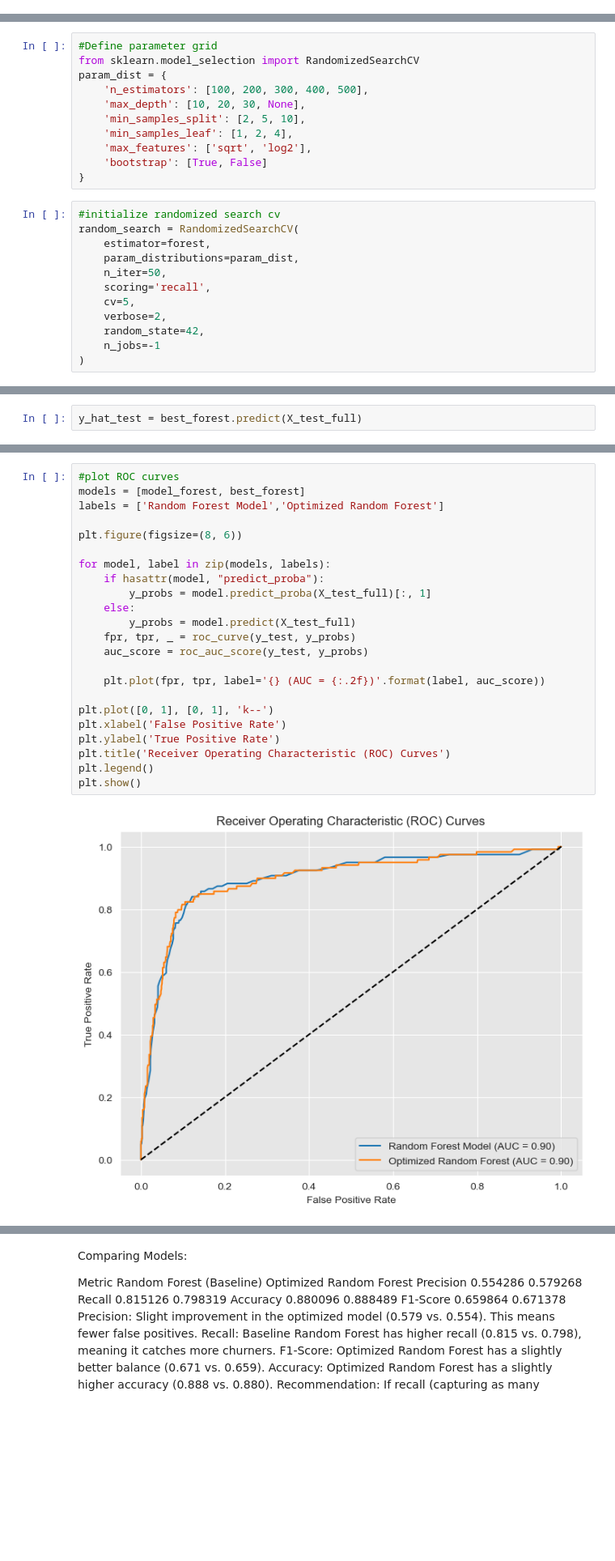
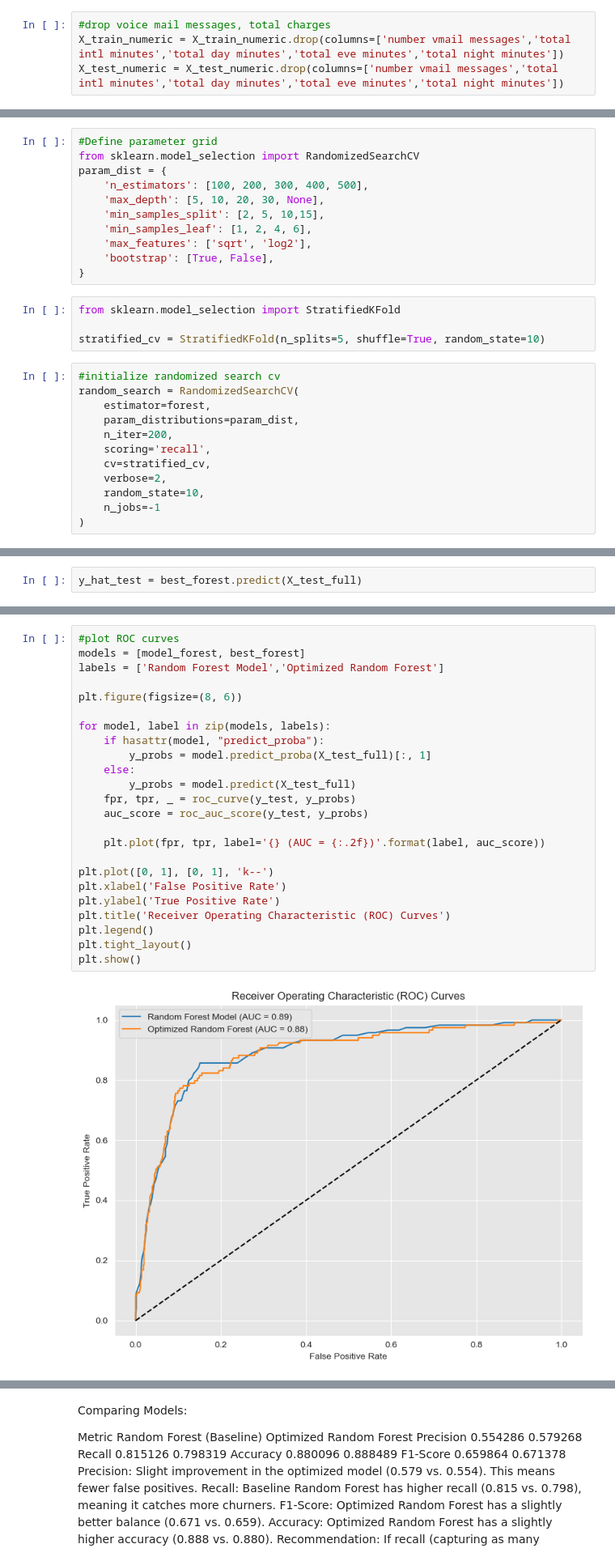
Before and after one commit to hannahdallas/phase3_project, a Jupyter notebook: Final.ipynb, the cells around one changed output, grey strips where cells are left out. Shown at 81% size. Drawn from its saved outputs; the diff is of its cells as text; blank space fills up the shorter version.

```diff
--- a/Final.ipynb
+++ b/Final.ipynb
@@ -208,0 +251,4 @@ X_test_categorical=X_test[['international plan','voice mail plan']]
+# %%
+#drop voice mail messages, total charges
+X_train_numeric = X_train_numeric.drop(columns=['number vmail messages','total intl minutes','total day minutes','total eve minutes','total night minutes'])
+X_test_numeric = X_test_numeric.drop(columns=['number vmail messages','total intl minutes','total day minutes','total eve minutes','total night minutes'])
@@ -638,22 +728,26 @@ Before we hand over the model to SyriaTel, let's see if we can use hyperparamete
 from sklearn.model_selection import RandomizedSearchCV
 param_dist = {
     'n_estimators': [100, 200, 300, 400, 500],
-    'max_depth': [10, 20, 30, None],
-    'min_samples_split': [2, 5, 10],
-    'min_samples_leaf': [1, 2, 4],
+    'max_depth': [5, 10, 20, 30, None],
+    'min_samples_split': [2, 5, 10,15],
+    'min_samples_leaf': [1, 2, 4, 6],
     'max_features': ['sqrt', 'log2'],
-    'bootstrap': [True, False]
+    'bootstrap': [True, False],
 }
+# %%
+from sklearn.model_selection import StratifiedKFold
+
+stratified_cv = StratifiedKFold(n_splits=5, shuffle=True, random_state=10)
 # %%
 #initialize randomized search cv
 random_search = RandomizedSearchCV(
     estimator=forest,
     param_distributions=param_dist,
-    n_iter=50,
+    n_iter=200,
     scoring='recall',
-    cv=5,
+    cv=stratified_cv,
     verbose=2,
-    random_state=42,
+    random_state=10,
     n_jobs=-1
 )
 # %%
@@ -696,28 +791,29 @@ print(best_forest_evaluation)
 # %%
 #plot ROC curves
 models = [model_forest, best_forest]
 labels = ['Random Forest Model','Optimized Random Forest']
 
 plt.figure(figsize=(8, 6))
 
 for model, label in zip(models, labels):
     if hasattr(model, "predict_proba"):
         y_probs = model.predict_proba(X_test_full)[:, 1]
     else:
         y_probs = model.predict(X_test_full)
     fpr, tpr, _ = roc_curve(y_test, y_probs)
     auc_score = roc_auc_score(y_test, y_probs)
 
     plt.plot(fpr, tpr, label='{} (AUC = {:.2f})'.format(label, auc_score))
 
 plt.plot([0, 1], [0, 1], 'k--')
 plt.xlabel('False Positive Rate')
 plt.ylabel('True Positive Rate')
 plt.title('Receiver Operating Characteristic (ROC) Curves')
 plt.legend()
+plt.tight_layout()
 plt.show()
 # %% [output]
-[figure, old version]
+[figure, new version]
 # %%
 #Create data frame combining all models' evaluation scores
 random_forest_evaluation['Model'] = 'Random Forest'
```
Also changed, not shown: parts of 34 cells of this notebook.
